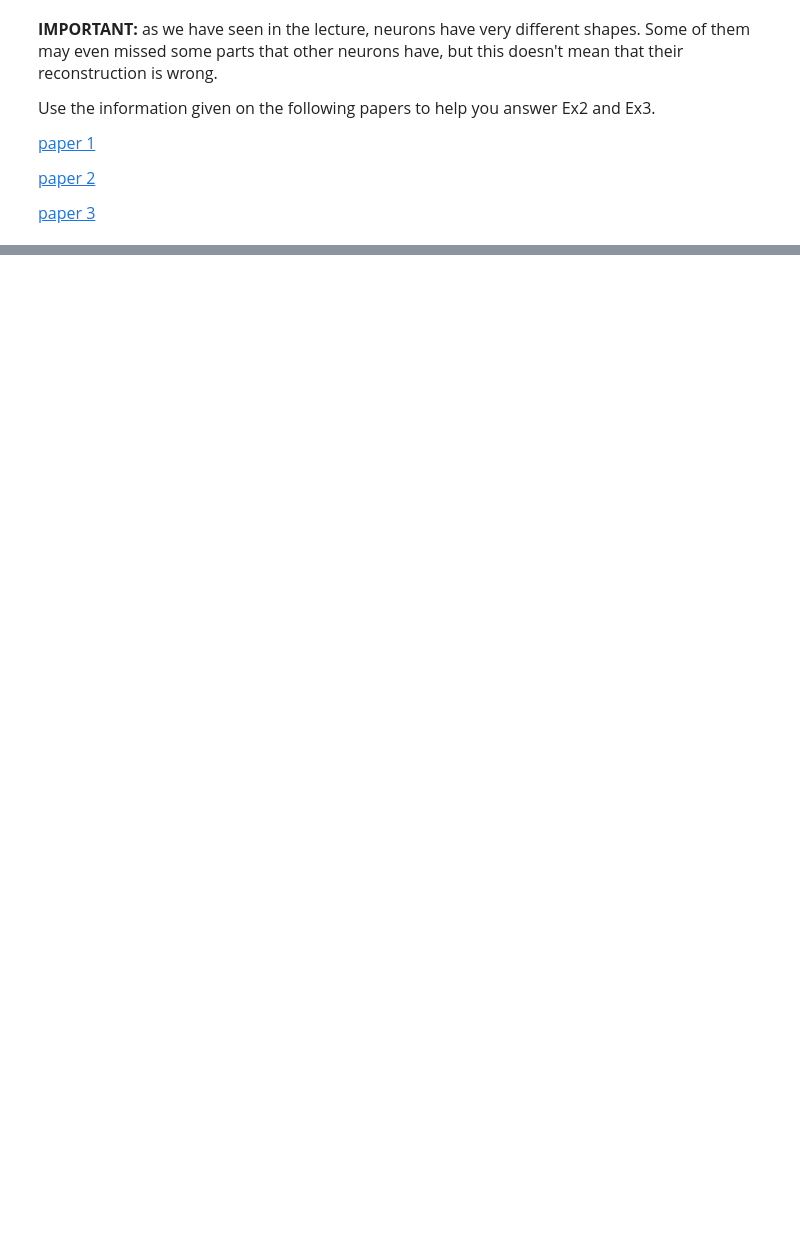
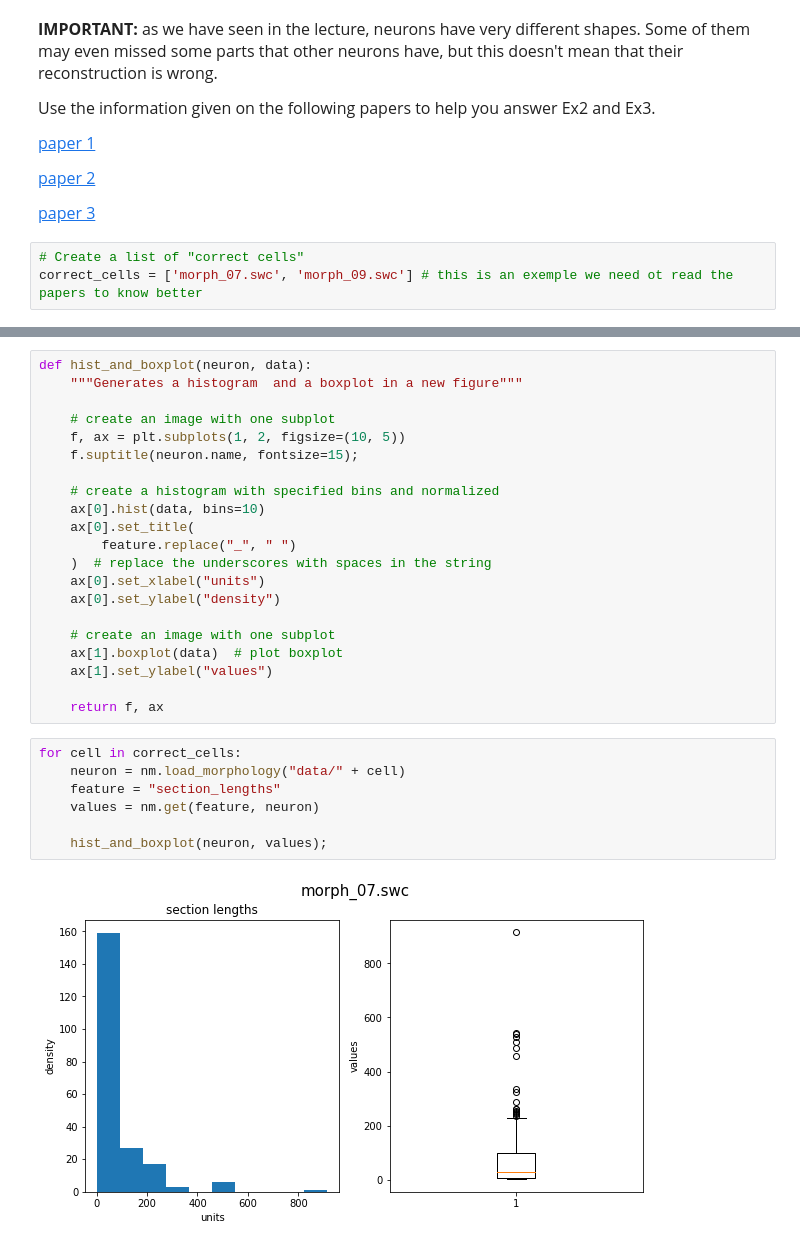
Before and after one commit to AlbrechtAlice/In-Silico-Neuroscience, a Jupyter notebook: Week2_HomeWorks.ipynb, the cells around one changed output, grey strips where cells are left out. Saved outputs shown, nothing was run; the diff lists cells and outputs as text; blank space fills up the shorter version.

```diff
--- a/Week2_HomeWorks.ipynb
+++ b/Week2_HomeWorks.ipynb
@@ -165,3 +438,6 @@ Plot the results for each metric in a histogram. Do you see any differences? If
 <font size = "3">[paper 2](https://www.nature.com/articles/nrn2402.pdf)
 
 <font size = "3">[paper 3](https://academic.oup.com/cercor/article/29/4/1719/5304727)
+# %%
+# Create a list of "correct cells"
+correct_cells = ['morph_07.swc', 'morph_09.swc'] # this is an exemple we need ot read the papers to know better
@@ -167,0 +480,30 @@ Plot the results for each metric in a histogram. Do you see any differences? If
+# %%
+def hist_and_boxplot(neuron, data):
+    """Generates a histogram  and a boxplot in a new figure"""
+
+    # create an image with one subplot
+    f, ax = plt.subplots(1, 2, figsize=(10, 5))
+    f.suptitle(neuron.name, fontsize=15);
+
+    # create a histogram with specified bins and normalized
+    ax[0].hist(data, bins=10)
+    ax[0].set_title(
+        feature.replace("_", " ")
+    )  # replace the underscores with spaces in the string
+    ax[0].set_xlabel("units")
+    ax[0].set_ylabel("density")
+
+    # create an image with one subplot
+    ax[1].boxplot(data)  # plot boxplot
+    ax[1].set_ylabel("values")
+
+    return f, ax
+# %%
+for cell in correct_cells:
+    neuron = nm.load_morphology("data/" + cell)
+    feature = "section_lengths"
+    values = nm.get(feature, neuron)
+
+    hist_and_boxplot(neuron, values);
+# %% [output]
+[figure, added]
```
Also changed, not shown: parts of 12 cells of this notebook.
